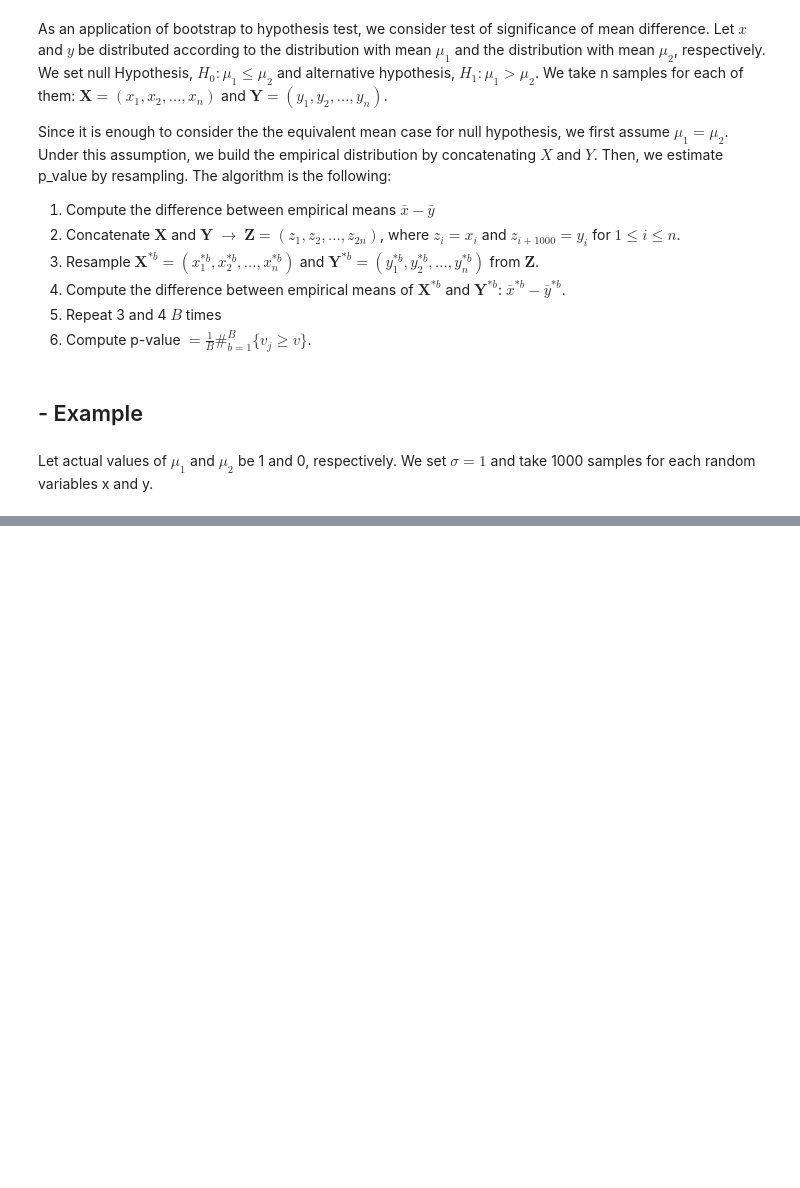
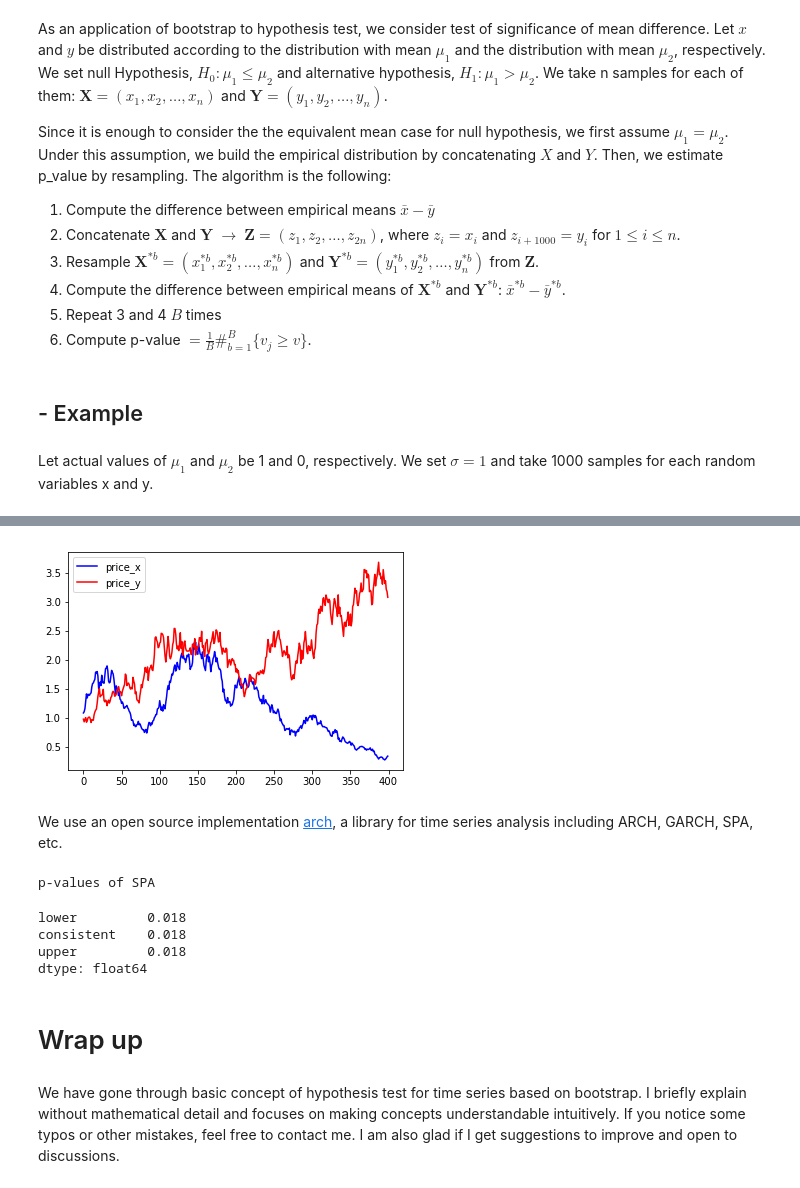
Before and after one commit to KapilKhanal/jjakimoto.github.io, a Jupyter notebook: content/articles/reality_check.ipynb, the cells around one changed output, grey strips where cells are left out. Saved outputs shown, nothing was run; the diff lists cells and outputs as text; code cells hidden in the pictures; blank space fills up the shorter version.

```diff
--- a/content/Bootstrap and Backtest for Algorithmic Trading (Reality Check).ipynb
+++ b/content/articles/reality_check.ipynb
@@ -461,0 +496,36 @@ To deal with these difficulties, the method called reality check was introduced
+# %%
+np.random.seed(0)
+
+return_x = np.random.normal(0, .05, 400)
+return_y = np.random.normal(0.01, .05, 400)
+
+price_x = np.cumprod(1 + return_x)
+price_y = np.cumprod(1 + return_y)
+
+plt.plot(price_x, color="b", label="price_x");
+plt.plot(price_y, color="r", label="price_y");
+plt.legend();
+# %% [output]
+[figure, added]
+# %% [markdown]
+We use an open source implementation [arch](https://github.com/bashtage/arch), a library for time series analysis including ARCH, GARCH, SPA, etc.
+# %%
+from arch.bootstrap import SPA
+
+np.random.seed(0)
+# first two arguments should be benchmark and model
+spa = SPA(return_y, return_x, block_size=100, reps=1000,
+          bootstrap="stationary", studentize=True)
+spa.compute()
+print("p-values of SPA:")
+print(spa.pvalues)
+# %% [output]
+p-values of SPA
+lower         0.018
+consistent    0.018
+upper         0.018
+dtype: float64
+# %% [markdown]
+# Wrap up
+# %% [markdown]
+We have gone through basic concept of hypothesis test for time series based on bootstrap. I briefly explain without mathematical detail and focuses on making concepts understandable intuitively. If you notice some typos or other mistakes, feel free to contact me. I am also glad if I get suggestions to improve and open to discussions.
```
Also changed, not shown: parts of 18 cells of this notebook, 33 other files.
